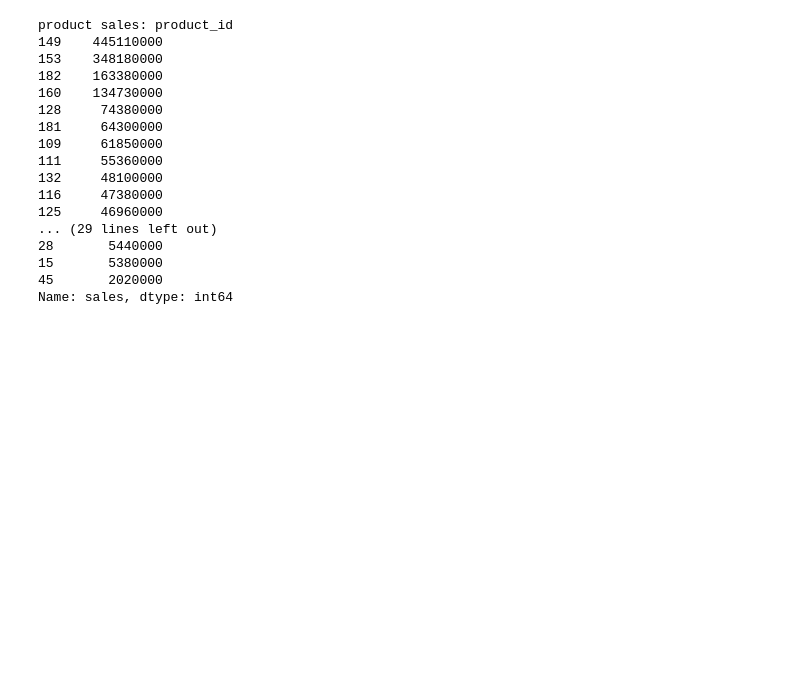
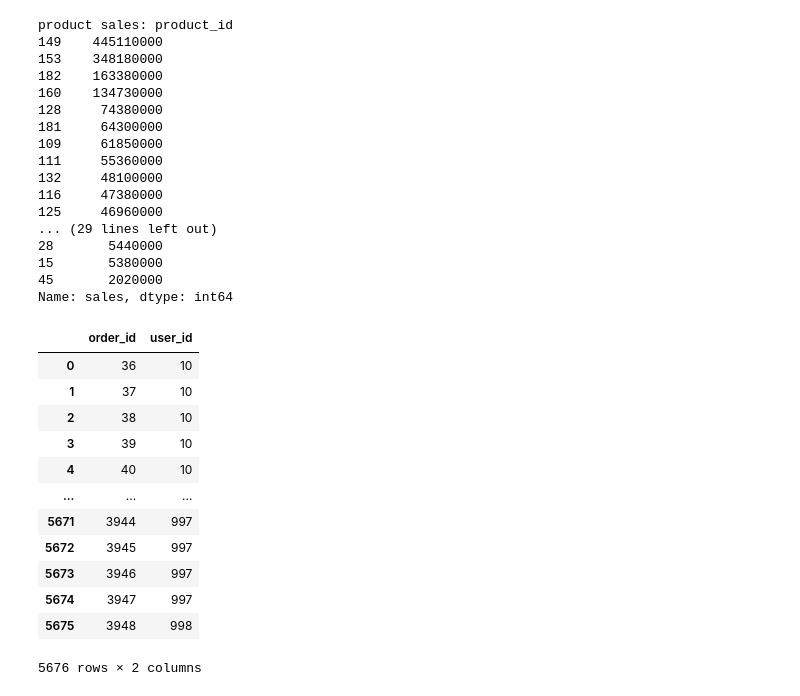
Before and after one commit to pouniq/Data_analytics_training, a Jupyter notebook: Python/KohanNegar.ipynb, the cells around one changed output. Drawn from its saved outputs; the diff is of its cells as text; code cells hidden in the pictures; blank space fills up the shorter version.

```diff
--- a/Python/KohanNegar.ipynb
+++ b/Python/KohanNegar.ipynb
@@ -222,3 +222,20 @@ product sales: product_id
 15       5380000
 45       2020000
 Name: sales, dtype: int64
+# %%
+users = pd.read_sql("SELECT users.id as 'user_id', users.user_name,users.city FROM KohanNegar.users", conn)
+orders = pd.read_sql("SELECT orders.id as 'order_id', orders.user_id FROM KohanNegar.orders", conn)
+# %% [output]
+|  | order_id | user_id |
+| 0 | 36 | 10 |
+| 1 | 37 | 10 |
+| 2 | 38 | 10 |
+| 3 | 39 | 10 |
+| 4 | 40 | 10 |
+| ... | ... | ... |
+| 5671 | 3944 | 997 |
+| 5672 | 3945 | 997 |
+| 5673 | 3946 | 997 |
+| 5674 | 3947 | 997 |
+| 5675 | 3948 | 998 |
+5676 rows × 2 columns
```
Also changed, not shown: parts of 5 cells of this notebook.
